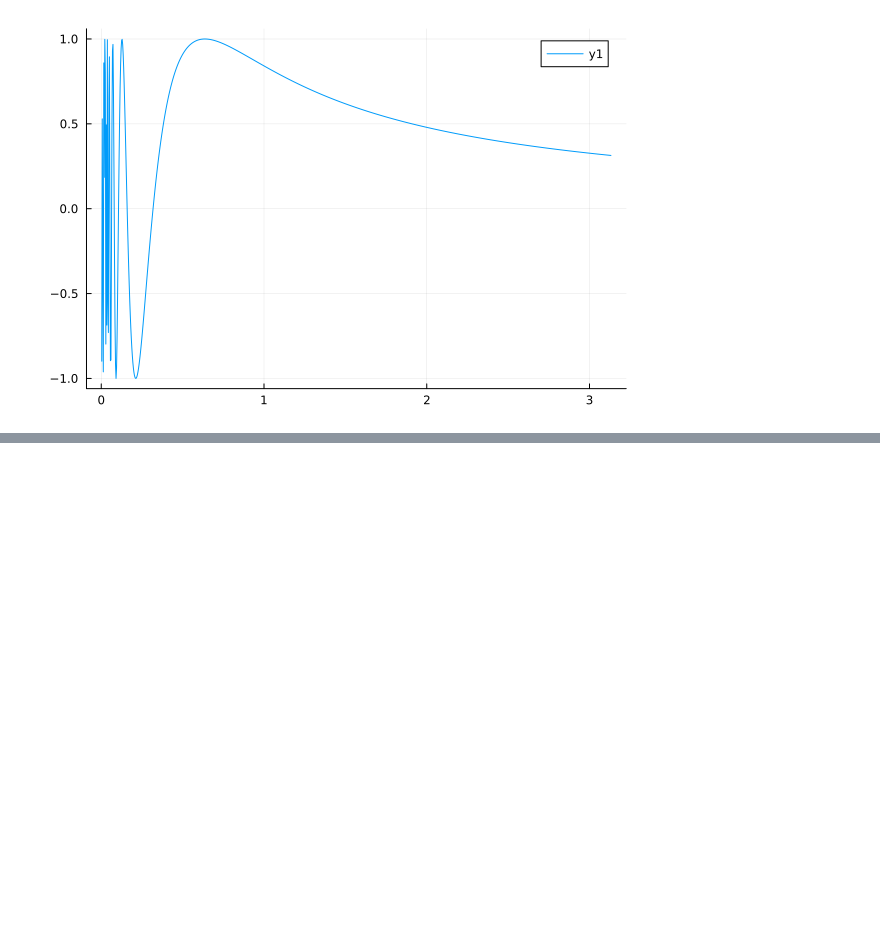
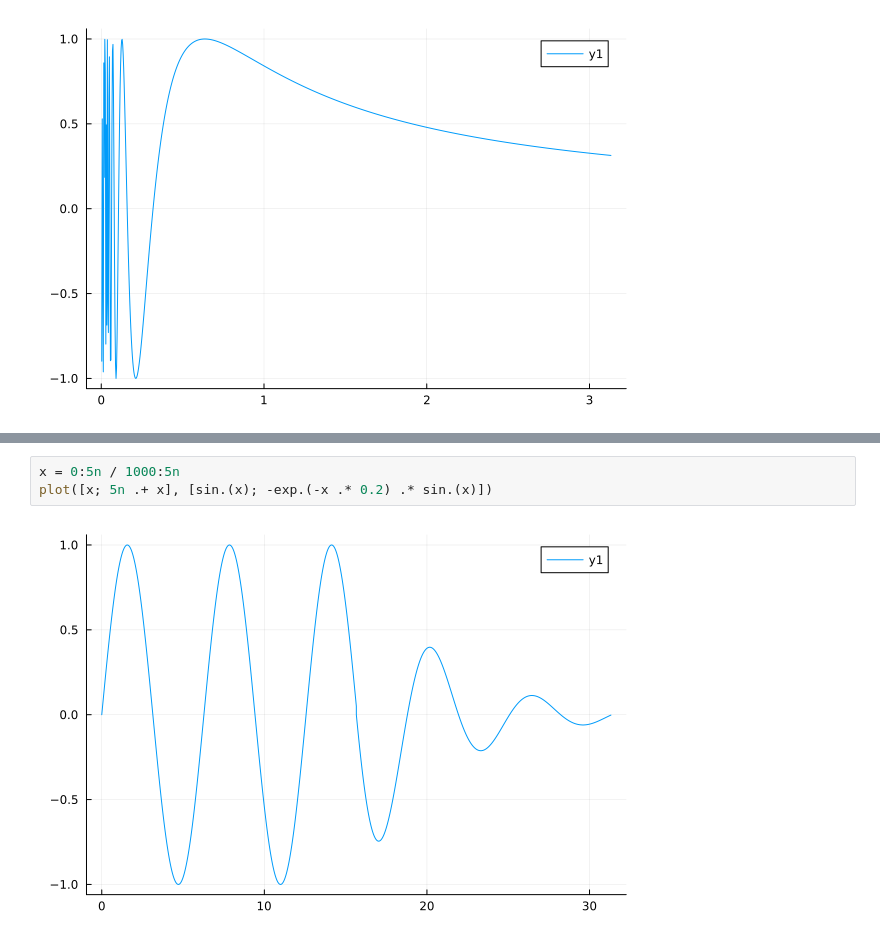
Before and after one commit to damiansp/julia, a Jupyter notebook: practical/04_plotting/plots.ipynb, the cells around one changed output, grey strips where cells are left out. Drawn from its saved outputs; the diff is of its cells as text; blank space fills up the shorter version.

```diff
--- a/practical/04_plotting/plots.ipynb
+++ b/practical/04_plotting/plots.ipynb
@@ -50,0 +63,5 @@ plot(x, f.(x))
+# %%
+x = 0:5n / 1000:5n
+plot([x; 5n .+ x], [sin.(x); -exp.(-x .* 0.2) .* sin.(x)])
+# %% [output]
+[figure, added]
```
Also changed, not shown: parts of 3 cells of this notebook.
